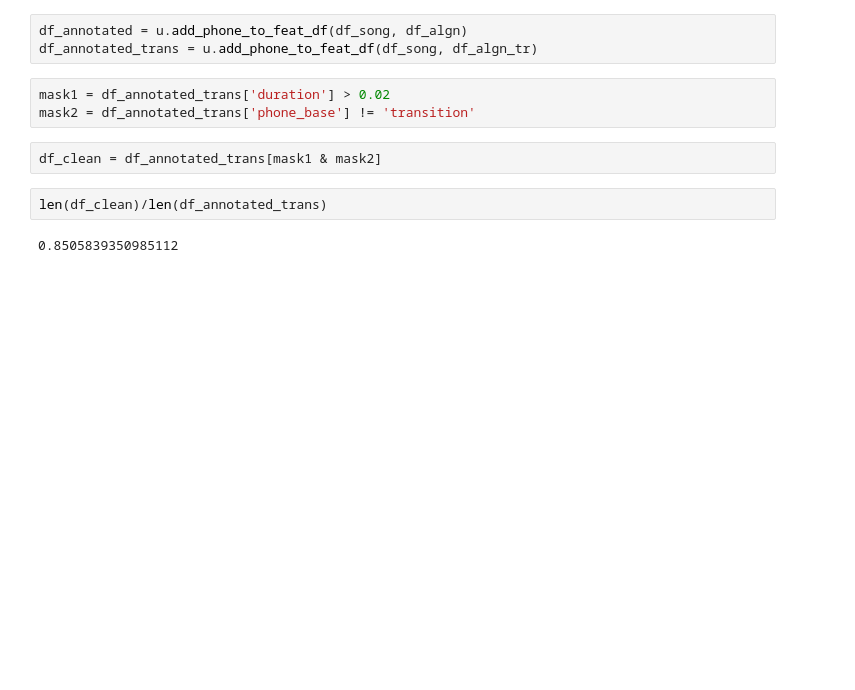
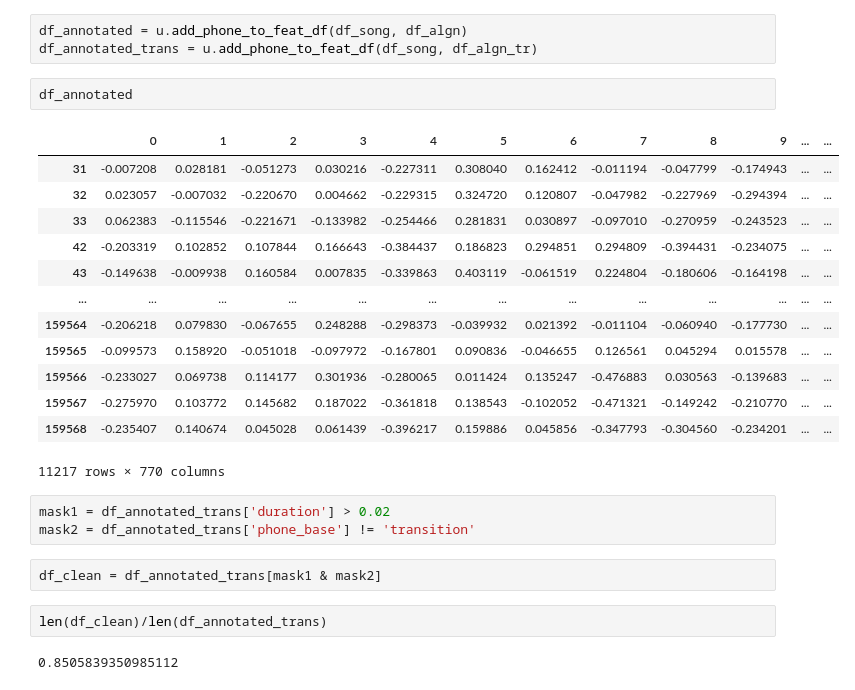
Before and after one commit to BSCCNS/Applio_LS, a Jupyter notebook: develop_nb/transitions.ipynb, the cells around one changed output. Drawn from its saved outputs; the diff is of its cells as text; blank space fills up the shorter version.

```diff
--- a/develop_nb/transitions.ipynb
+++ b/develop_nb/transitions.ipynb
@@ -66,6 +90,22 @@ df_song = df_song.drop(columns=['phone_base', 'song'])
 # %%
 df_annotated = u.add_phone_to_feat_df(df_song, df_algn)
 df_annotated_trans = u.add_phone_to_feat_df(df_song, df_algn_tr)
+# %%
+df_annotated
+# %% [output]
+|  | 0 | 1 | 2 | 3 | 4 | 5 | 6 | 7 | 8 | 9 | ... | ... |
+| 31 | -0.007208 | 0.028181 | -0.051273 | 0.030216 | -0.227311 | 0.308040 | 0.162412 | -0.011194 | -0.047799 | -0.174943 | ... | ... |
+| 32 | 0.023057 | -0.007032 | -0.220670 | 0.004662 | -0.229315 | 0.324720 | 0.120807 | -0.047982 | -0.227969 | -0.294394 | ... | ... |
+| 33 | 0.062383 | -0.115546 | -0.221671 | -0.133982 | -0.254466 | 0.281831 | 0.030897 | -0.097010 | -0.270959 | -0.243523 | ... | ... |
+| 42 | -0.203319 | 0.102852 | 0.107844 | 0.166643 | -0.384437 | 0.186823 | 0.294851 | 0.294809 | -0.394431 | -0.234075 | ... | ... |
+| 43 | -0.149638 | -0.009938 | 0.160584 | 0.007835 | -0.339863 | 0.403119 | -0.061519 | 0.224804 | -0.180606 | -0.164198 | ... | ... |
+| ... | ... | ... | ... | ... | ... | ... | ... | ... | ... | ... | ... | ... |
+| 159564 | -0.206218 | 0.079830 | -0.067655 | 0.248288 | -0.298373 | -0.039932 | 0.021392 | -0.011104 | -0.060940 | -0.177730 | ... | ... |
+| 159565 | -0.099573 | 0.158920 | -0.051018 | -0.097972 | -0.167801 | 0.090836 | -0.046655 | 0.126561 | 0.045294 | 0.015578 | ... | ... |
+| 159566 | -0.233027 | 0.069738 | 0.114177 | 0.301936 | -0.280065 | 0.011424 | 0.135247 | -0.476883 | 0.030563 | -0.139683 | ... | ... |
+| 159567 | -0.275970 | 0.103772 | 0.145682 | 0.187022 | -0.361818 | 0.138543 | -0.102052 | -0.471321 | -0.149242 | -0.210770 | ... | ... |
+| 159568 | -0.235407 | 0.140674 | 0.045028 | 0.061439 | -0.396217 | 0.159886 | 0.045856 | -0.347793 | -0.304560 | -0.234201 | ... | ... |
+11217 rows × 770 columns
 # %%
 mask1 = df_annotated_trans['duration'] > 0.02
 mask2 = df_annotated_trans['phone_base'] != 'transition'
```
Also changed, not shown: parts of 4 cells of this notebook, 1 other file.
